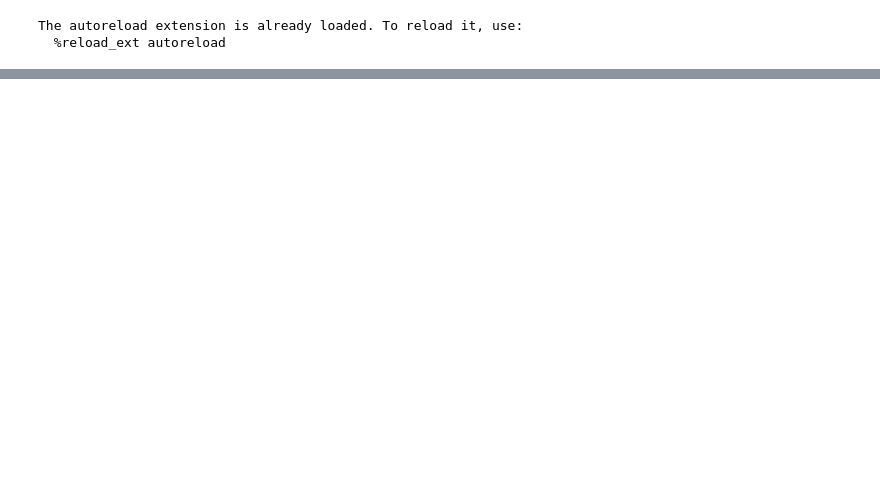
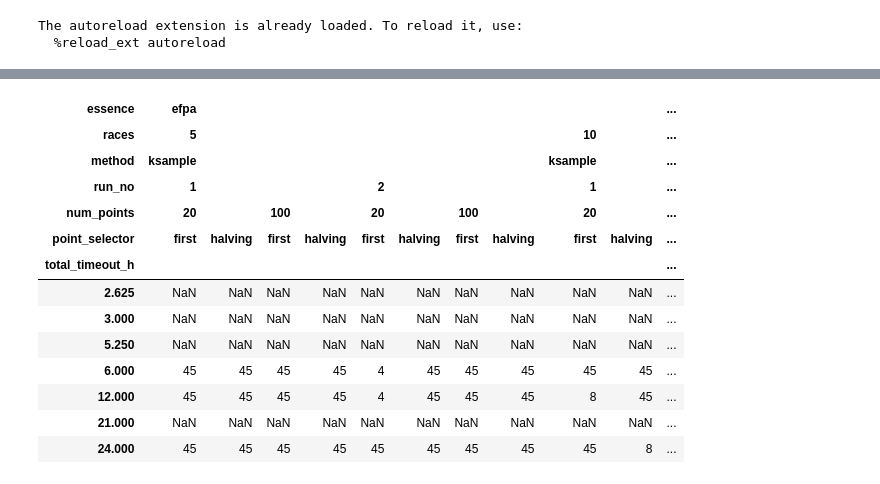
Before and after one commit to Bilalh/Gen, a Jupyter notebook: scripts/parse_results/useful.ipynb, the cells around one changed output, grey strips where cells are left out. Cells and saved outputs as stored; diff of their text form; code cells hidden in the pictures; blank space fills up the shorter version.

Commit message:
results

```diff
--- a/scripts/parse_results/useful.ipynb
+++ b/scripts/parse_results/useful.ipynb
@@ -8,10 +8,12 @@ from pathlib import Path
 import matplotlib.pyplot as plt
 
 from analyse import *
+from IPython.display import HTML
+from IPython.display import display
 
 df = load_data_frame()
 pd.options.display.line_width = 110
-pd.options.display.max_columns = 50
+pd.options.display.max_columns = 250
 # %% [output]
 The autoreload extension is already loaded. To reload it, use:
   %reload_ext autoreload
@@ -159,0 +217,19 @@ array([10,  5, 50, 25])
+# %%
+pt=df[ (df['total_timeout_h'] >= 1  )  ].pivot_table(rows=['total_timeout_h'],
+                   cols=['essence','races','method', 'run_no', 'num_points', 'point_selector', ],
+                   values= 'resulting_models_filled')
+# %% [output]
+| essence | efpa |  |  |  |  |  |  |  |  |  | ... |
+| races | 5 |  |  |  |  |  |  |  | 10 |  | ... |
+| method | ksample |  |  |  |  |  |  |  | ksample |  | ... |
+| run_no | 1 |  |  |  | 2 |  |  |  | 1 |  | ... |
+| num_points | 20 |  | 100 |  | 20 |  | 100 |  | 20 |  | ... |
+| point_selector | first | halving | first | halving | first | halving | first | halving | first | halving | ... |
+| total_timeout_h |  |  |  |  |  |  |  |  |  |  | ... |
+| 2.625 | NaN | NaN | NaN | NaN | NaN | NaN | NaN | NaN | NaN | NaN | ... |
+| 3.000 | NaN | NaN | NaN | NaN | NaN | NaN | NaN | NaN | NaN | NaN | ... |
+| 5.250 | NaN | NaN | NaN | NaN | NaN | NaN | NaN | NaN | NaN | NaN | ... |
+| 6.000 | 45 | 45 | 45 | 45 | 4 | 45 | 45 | 45 | 45 | 45 | ... |
+| 12.000 | 45 | 45 | 45 | 45 | 4 | 45 | 45 | 45 | 8 | 45 | ... |
+| 21.000 | NaN | NaN | NaN | NaN | NaN | NaN | NaN | NaN | NaN | NaN | ... |
+| 24.000 | 45 | 45 | 45 | 45 | 45 | 45 | 45 | 45 | 45 | 8 | ... |
```
Also changed, not shown: parts of 13 cells of this notebook, 1 other file.
